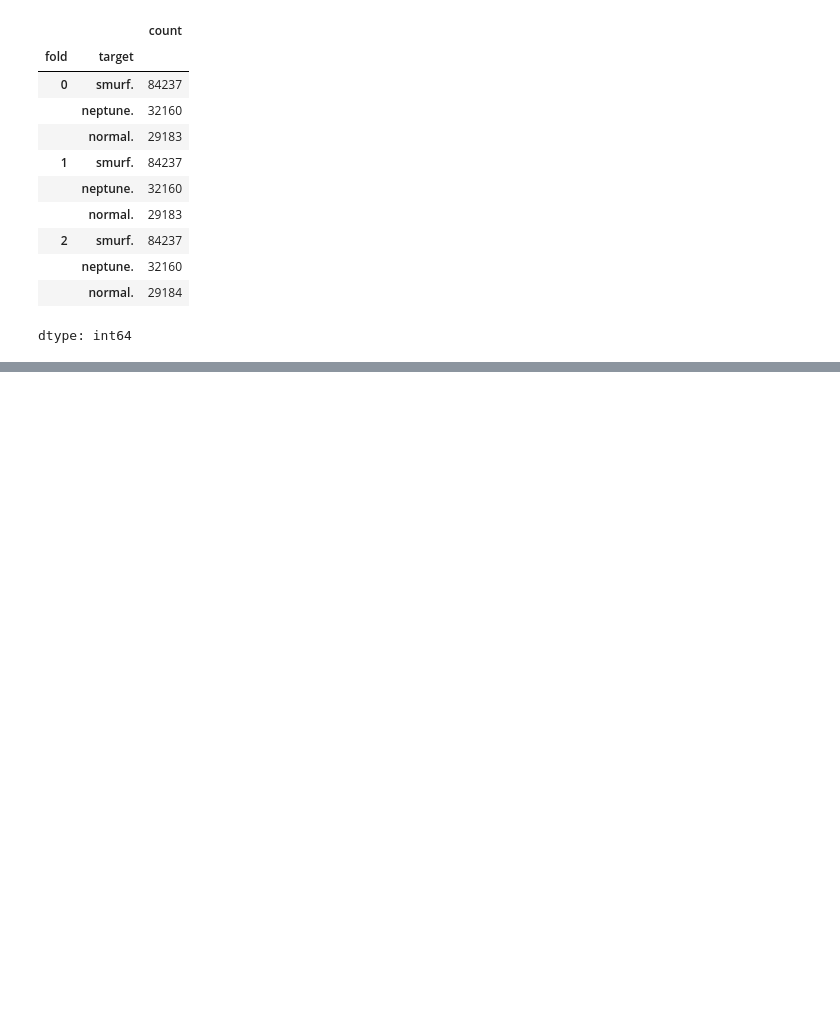
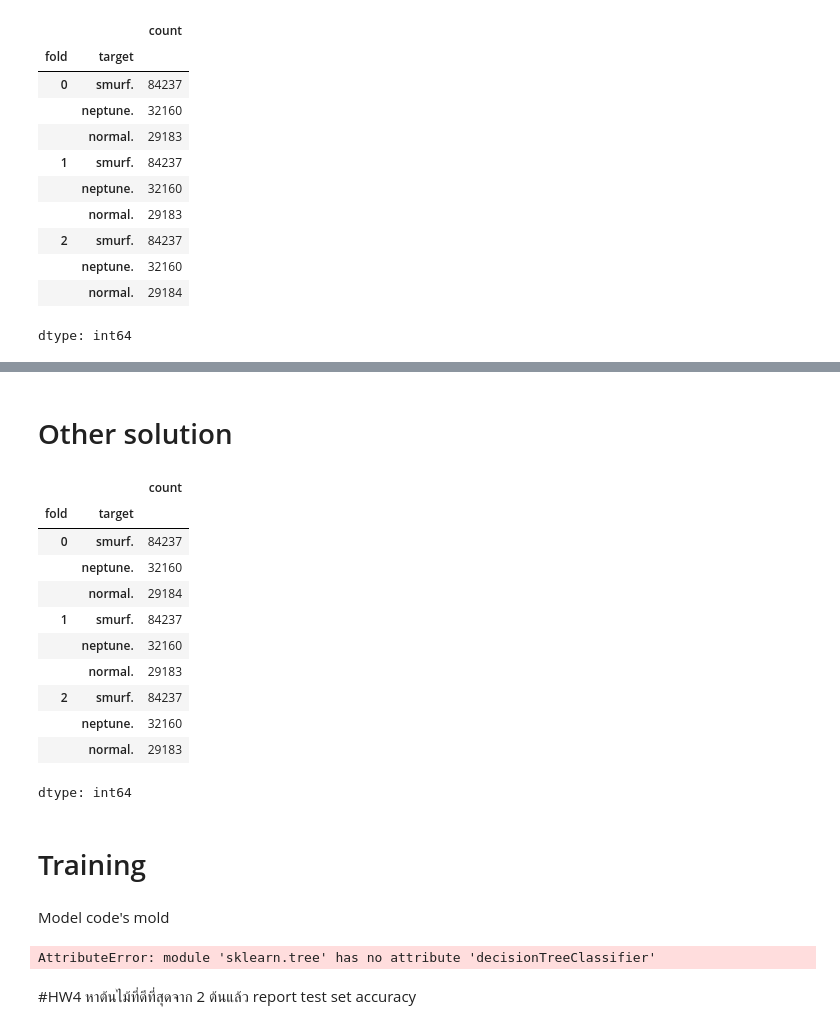
Before and after one commit to Frasierzzz/DPDM2024, a Jupyter notebook: Classification_(dpdm24).ipynb, the cells around one changed output, grey strips where cells are left out. Saved outputs shown, nothing was run; the diff lists cells and outputs as text; code cells hidden in the pictures; blank space fills up the shorter version.

```diff
--- a/Classification_(dpdm24).ipynb
+++ b/Classification_(dpdm24).ipynb
@@ -250,0 +264,49 @@ dtype: int64
+# %% [markdown]
+# Other solution
+# %%
+# prompt: สร้าง list ที่มีค่า 1,2,3 ที่วนซ้ำจนมีสมาชิกเท่ากับขนาดของ df_train
+
+fold_list = []
+for i in range(new_df.shape[0]):
+  fold_list.append((i % 3))
+
+new_df['fold'] = fold_list
+new_df.groupby('fold')['target'].value_counts() # จำนวน class ในแต่ละ fold
+# %% [output]
+|  |  | count |
+| fold | target |  |
+| 0 | smurf. | 84237 |
+|  | neptune. | 32160 |
+|  | normal. | 29184 |
+| 1 | smurf. | 84237 |
+|  | neptune. | 32160 |
+|  | normal. | 29183 |
+| 2 | smurf. | 84237 |
+|  | neptune. | 32160 |
+|  | normal. | 29183 |
+dtype: int64
+# %% [markdown]
+# Training
+# %% [markdown]
+Model code's mold
+# %%
+# 1. Import model package
+from sklearn import tree
+
+# 2. Define model spec
+TreeX_foldX = tree.decisionTreeClassifier(max_dept=5)
+
+# 3. Train model
+X = dummyX
+y = dummyY
+TreeX_foldX.fit(X,Y) # X is record & Y is answer to train
+
+# 4. Predict-Evaluate
+from sklearn.metrics import classification_report
+Y_val_hat = TreeX_foldX.predict(X_val)
+
+print(classification_report(Y_val, Y_val_hat))
+# %% [output]
+AttributeError: module 'sklearn.tree' has no attribute 'decisionTreeClassifier'
+# %% [markdown]
+#HW4 หาต้นไม้ที่ดีที่สุดจาก 2 ต้นแล้ว report test set accuracy
```
Also changed, not shown: parts of 36 cells of this notebook.
